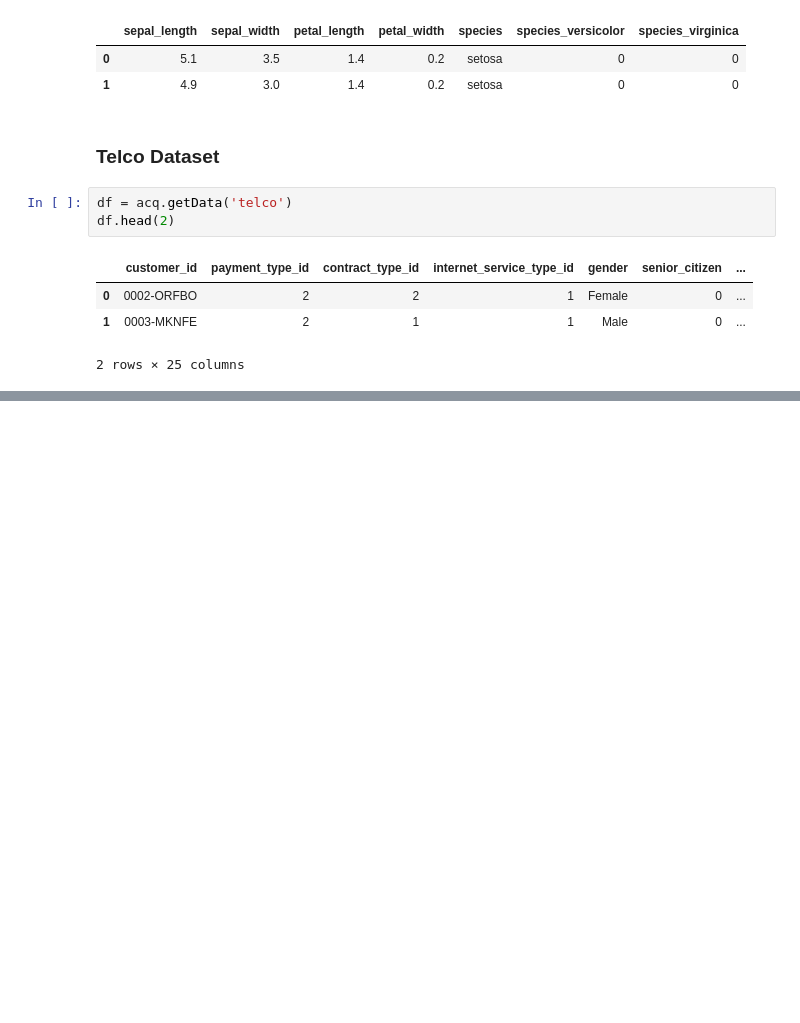
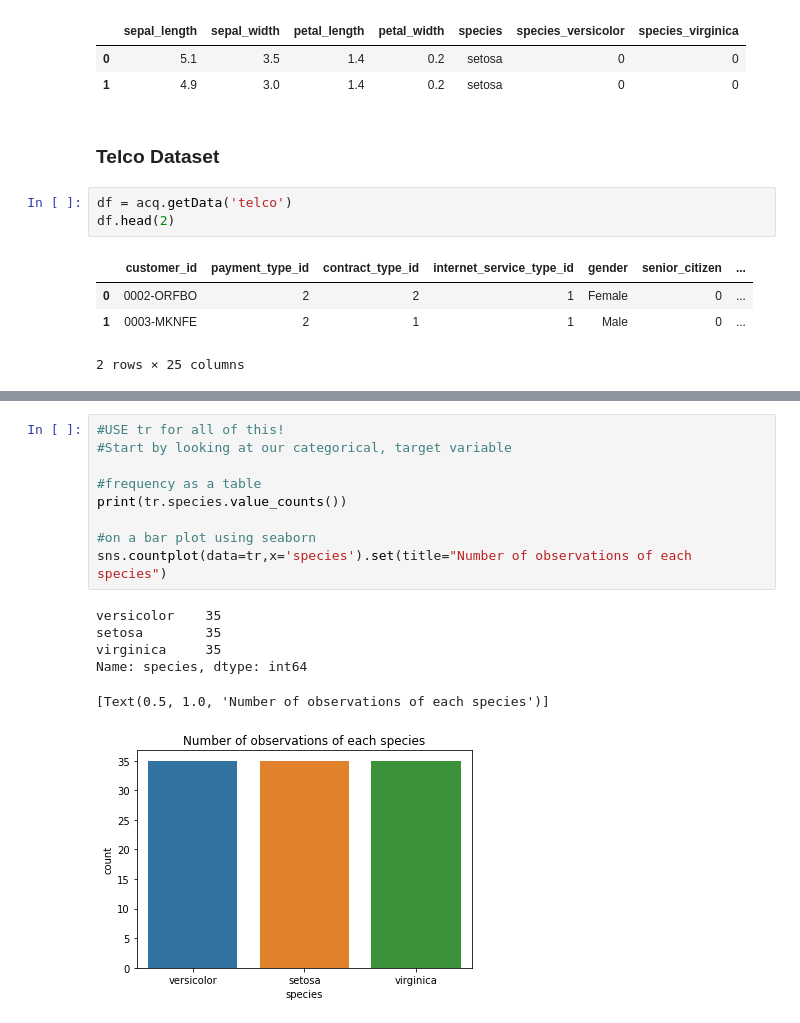
Before and after one commit to Cayt-Schlichting/classification-exercises, a Jupyter notebook: classification_exercises.ipynb, the cells around one changed output, grey strips where cells are left out. Drawn from its saved outputs; the diff is of its cells as text; blank space fills up the shorter version.

```diff
--- a/classification_exercises.ipynb
+++ b/classification_exercises.ipynb
@@ -1004,0 +1027,16 @@ tr, test, validate = prepare.prep_iris(df)
+# %%
+#USE tr for all of this!
+#Start by looking at our categorical, target variable
+
+#frequency as a table
+print(tr.species.value_counts())
+
+#on a bar plot using seaborn
+sns.countplot(data=tr,x='species').set(title="Number of observations of each species")
+# %% [output]
+versicolor    35
+setosa        35
+virginica     35
+Name: species, dtype: int64
+[Text(0.5, 1.0, 'Number of observations of each species')]
+[figure, added]
```
Also changed, not shown: parts of 134 cells of this notebook, 1 other file.
